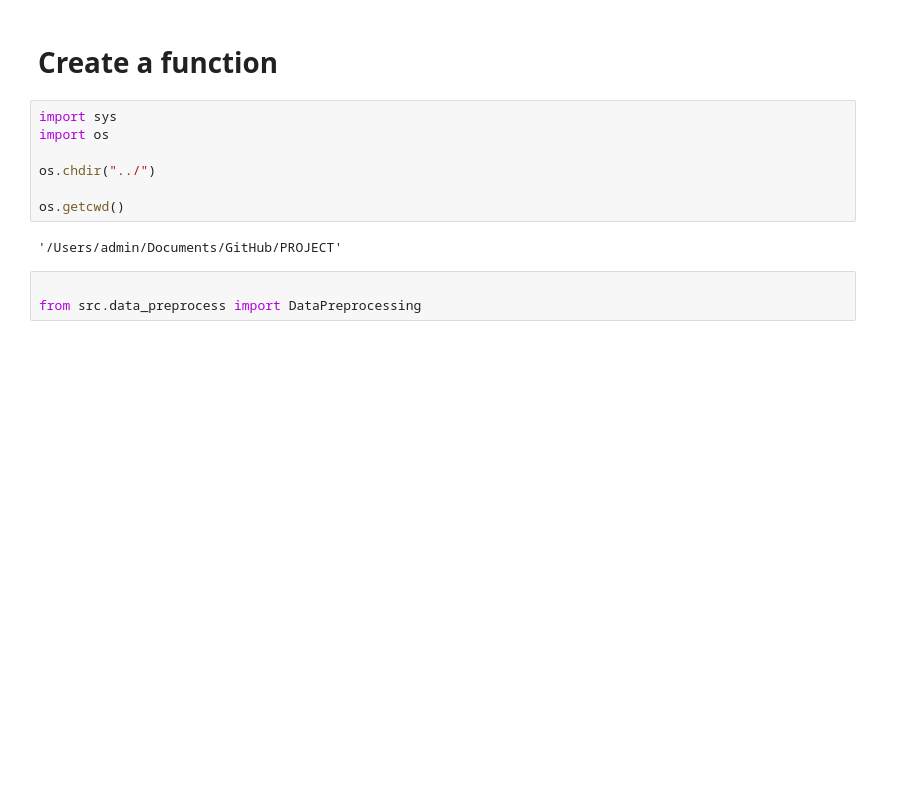
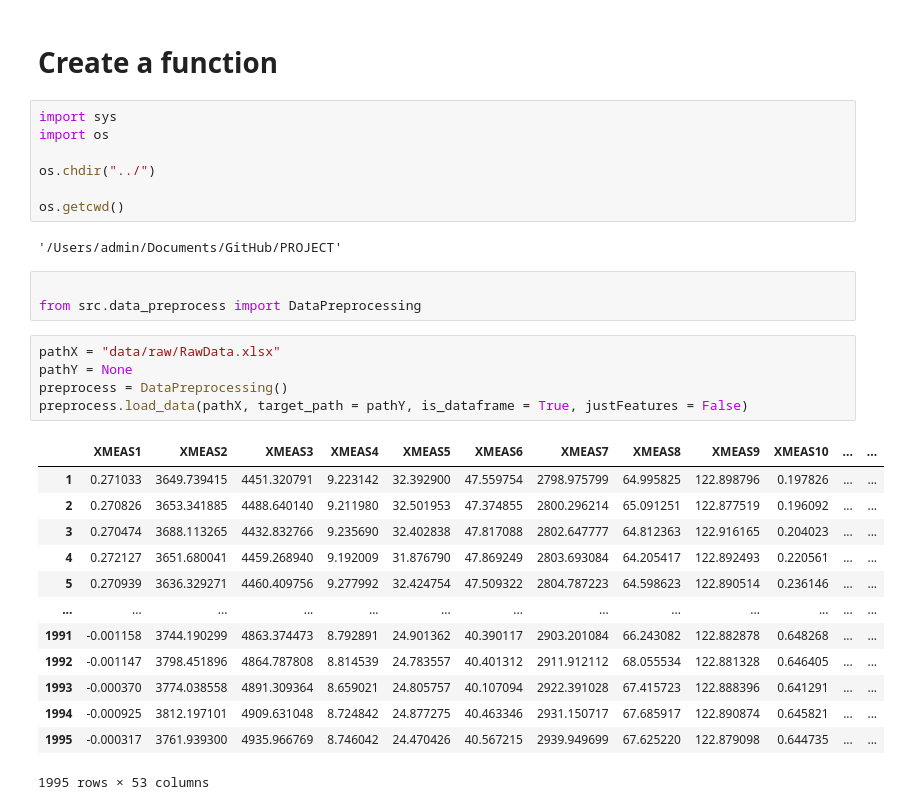
Before and after one commit to anabenitoterreros/TEPaat, a Jupyter notebook: notebooks/1.0-aat-DataLoading.ipynb, the cells around one changed output. Drawn from its saved outputs; the diff is of its cells as text; blank space fills up the shorter version.

```diff
--- a/notebooks/1.0-aat-DataLoading.ipynb
+++ b/notebooks/1.0-aat-DataLoading.ipynb
@@ -32,6 +71,25 @@ os.getcwd()
 # %%
 
 from src.data_preprocess import DataPreprocessing
+# %%
+pathX = "data/raw/RawData.xlsx"
+pathY = None
+preprocess = DataPreprocessing()
+preprocess.load_data(pathX, target_path = pathY, is_dataframe = True, justFeatures = False)
+# %% [output]
+|  | XMEAS1 | XMEAS2 | XMEAS3 | XMEAS4 | XMEAS5 | XMEAS6 | XMEAS7 | XMEAS8 | XMEAS9 | XMEAS10 | ... | ... |
+| 1 | 0.271033 | 3649.739415 | 4451.320791 | 9.223142 | 32.392900 | 47.559754 | 2798.975799 | 64.995825 | 122.898796 | 0.197826 | ... | ... |
+| 2 | 0.270826 | 3653.341885 | 4488.640140 | 9.211980 | 32.501953 | 47.374855 | 2800.296214 | 65.091251 | 122.877519 | 0.196092 | ... | ... |
+| 3 | 0.270474 | 3688.113265 | 4432.832766 | 9.235690 | 32.402838 | 47.817088 | 2802.647777 | 64.812363 | 122.916165 | 0.204023 | ... | ... |
+| 4 | 0.272127 | 3651.680041 | 4459.268940 | 9.192009 | 31.876790 | 47.869249 | 2803.693084 | 64.205417 | 122.892493 | 0.220561 | ... | ... |
+| 5 | 0.270939 | 3636.329271 | 4460.409756 | 9.277992 | 32.424754 | 47.509322 | 2804.787223 | 64.598623 | 122.890514 | 0.236146 | ... | ... |
+| ... | ... | ... | ... | ... | ... | ... | ... | ... | ... | ... | ... | ... |
+| 1991 | -0.001158 | 3744.190299 | 4863.374473 | 8.792891 | 24.901362 | 40.390117 | 2903.201084 | 66.243082 | 122.882878 | 0.648268 | ... | ... |
+| 1992 | -0.001147 | 3798.451896 | 4864.787808 | 8.814539 | 24.783557 | 40.401312 | 2911.912112 | 68.055534 | 122.881328 | 0.646405 | ... | ... |
+| 1993 | -0.000370 | 3774.038558 | 4891.309364 | 8.659021 | 24.805757 | 40.107094 | 2922.391028 | 67.415723 | 122.888396 | 0.641291 | ... | ... |
+| 1994 | -0.000925 | 3812.197101 | 4909.631048 | 8.724842 | 24.877275 | 40.463346 | 2931.150717 | 67.685917 | 122.890874 | 0.645821 | ... | ... |
+| 1995 | -0.000317 | 3761.939300 | 4935.966769 | 8.746042 | 24.470426 | 40.567215 | 2939.949699 | 67.625220 | 122.879098 | 0.644735 | ... | ... |
+1995 rows × 53 columns
 # %%
 pathX = "data/raw/RawData.xlsx"
 pathY = "data/raw/RawData_Label.xlsx"
```
Also changed, not shown: parts of 7 cells of this notebook, 18 other files.
